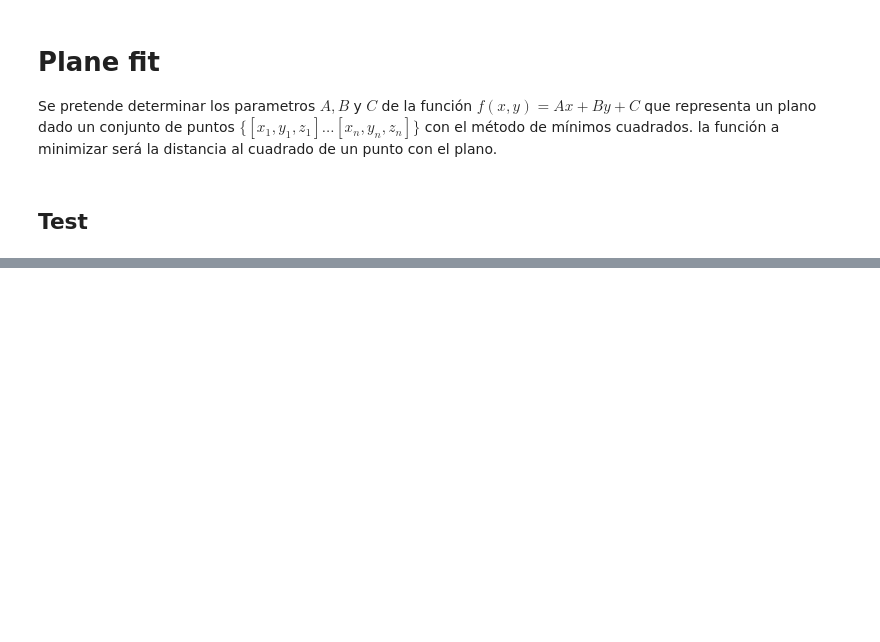
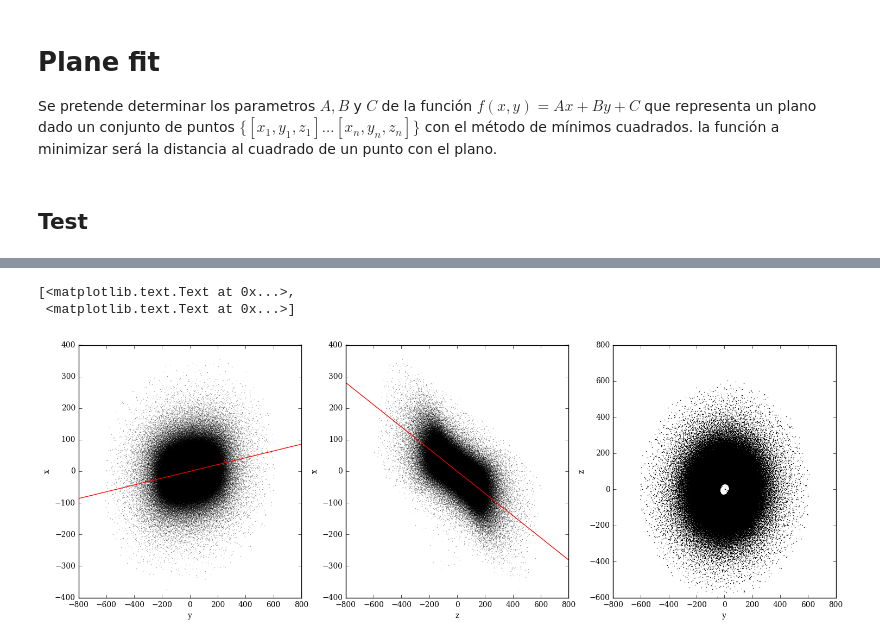
Before and after one commit to Cabeza77/Pedro_PUC, a Jupyter notebook: Rutina_Python/Rutina.ipynb, the cells around one changed output, grey strips where cells are left out. Cells and saved outputs as stored; diff of their text form; code cells hidden in the pictures; blank space fills up the shorter version.

```diff
--- a/Rutina_Python/Rutina.ipynb
+++ b/Rutina_Python/Rutina.ipynb
@@ -87,0 +197,34 @@ El sigma es de: 0.0556872439596
+# %%
+norm_vec = np.array([A,B,C])
+
+theta0 = np.arccos(1./np.linalg.norm(norm_vec)) + 3*np.pi/2
+phi0 = np.arccos(A/np.linalg.norm([A,B]))
+
+rot_z = np.matrix([[np.cos(phi0),-np.sin(phi0),0],[np.sin(phi0),np.cos(phi0),0],[0,0,1]])
+rot_x = np.matrix([[1,0,0],[0,np.cos(theta0),-np.sin(theta0)],[0,np.sin(theta0),np.cos(theta0)]])
+rot_total = (rot_z*rot_x)
+
+rot_points = (points*rot_total).A
+
+x0 = [1,1,1,1]
+Rotresult = least_squares(error, x0, args=(rot_points,))
+
+rotA,rotB,rotC,rotD = Rotresult.x[0],Rotresult.x[1],Rotresult.x[2],Rotresult.x[3]
+
+aux = np.linspace(-800,800,100)
+
+fig, ax = plt.subplots(ncols=3, nrows=1,figsize=[6*3, 6])
+ax[0].plot(rot_points[:,1],rot_points[:,0],'k.',ms=1,alpha=0.3)
+ax[0].plot(aux,-(rotB*aux+rotC+rotD)/rotA,'-r')
+ax[0].set(xlabel='y', ylabel='x')
+
+ax[1].plot(rot_points[:,2],rot_points[:,0],'k.',ms=1,alpha=0.3)
+ax[1].plot(aux,-(rotB+rotC*aux+rotD)/rotA,'-r')
+ax[1].set(xlabel='z', ylabel='x')
+
+ax[2].plot(rot_points[:,1],rot_points[:,2],'k.',ms=1)
+ax[2].set(xlabel='y', ylabel='z')
+# %% [output]
+[<matplotlib.text.Text at 0x...>,
+ <matplotlib.text.Text at 0x...>]
+[figure, added]
```
Also changed, not shown: parts of 10 cells of this notebook, 1 other file.
